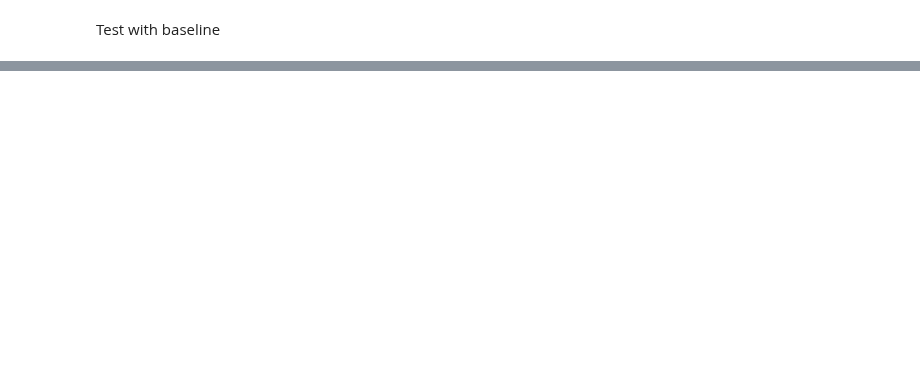
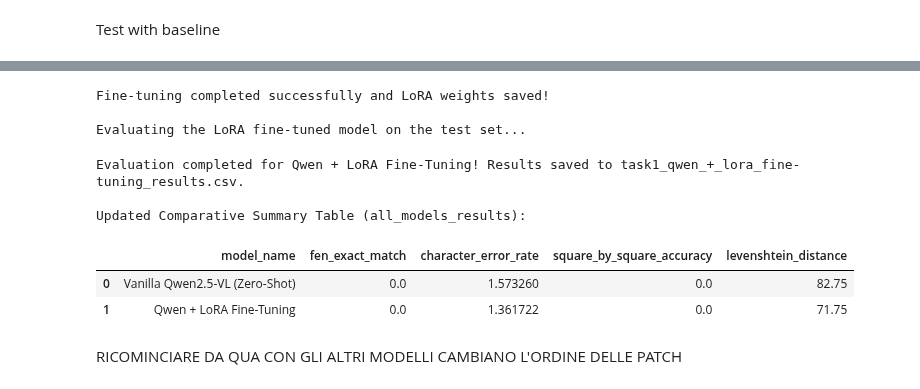
Before and after one commit to Aivon99/BigDataAndTextMiningProject, a Jupyter notebook: src/eval/Task_1.ipynb, the cells around one changed output, grey strips where cells are left out. Saved outputs shown, nothing was run; the diff lists cells and outputs as text; code cells hidden in the pictures; blank space fills up the shorter version.

```diff
--- a/src/eval/Task_1.ipynb
+++ b/src/eval/Task_1.ipynb
@@ -200,0 +371,32 @@ display(all_models_results)
+# %%
+# 6. Save weights to a dedicated folder
+trainer.model.save_pretrained("./qwen_task1_lora_final")
+processor.save_pretrained("./qwen_task1_lora_final")
+print("Fine-tuning completed successfully and LoRA weights saved!")
+
+# 7. Evaluate the new 'lora_model' and update the comparative summary table
+print("\nEvaluating the LoRA fine-tuned model on the test set...")
+lora_results_df, lora_summary_df = evaluate_chessboard_model_task_1(
+    model=lora_model,          # <-- Usiamo la nuova variabile
+    processor=processor,
+    dataset_split=dataset_task1["test"],
+    model_name="Qwen + LoRA Fine-Tuning"
+)
+
+# Append the new metrics to the global comparison DataFrame without touching the vanilla 'model'
+all_models_results = pd.concat([all_models_results, lora_summary_df], ignore_index=True)
+
+print("\nUpdated Comparative Summary Table (all_models_results):")
+display(all_models_results)
+# %% [output]
+Fine-tuning completed successfully and LoRA weights saved!
+
+Evaluating the LoRA fine-tuned model on the test set...
+Evaluation completed for Qwen + LoRA Fine-Tuning! Results saved to task1_qwen_+_lora_fine-tuning_results.csv.
+
+Updated Comparative Summary Table (all_models_results):
+|  | model_name | fen_exact_match | character_error_rate | square_by_square_accuracy | levenshtein_distance |
+| 0 | Vanilla Qwen2.5-VL (Zero-Shot) | 0.0 | 1.573260 | 0.0 | 82.75 |
+| 1 | Qwen + LoRA Fine-Tuning | 0.0 | 1.361722 | 0.0 | 71.75 |
+# %% [markdown]
+RICOMINCIARE DA QUA CON GLI ALTRI MODELLI CAMBIANO L'ORDINE DELLE PATCH
```
Also changed, not shown: parts of 13 cells of this notebook.
